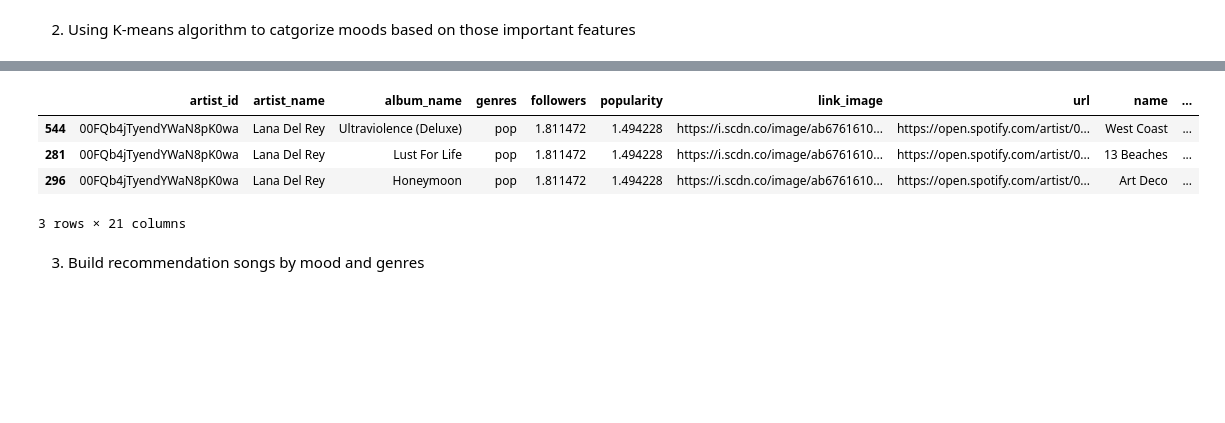
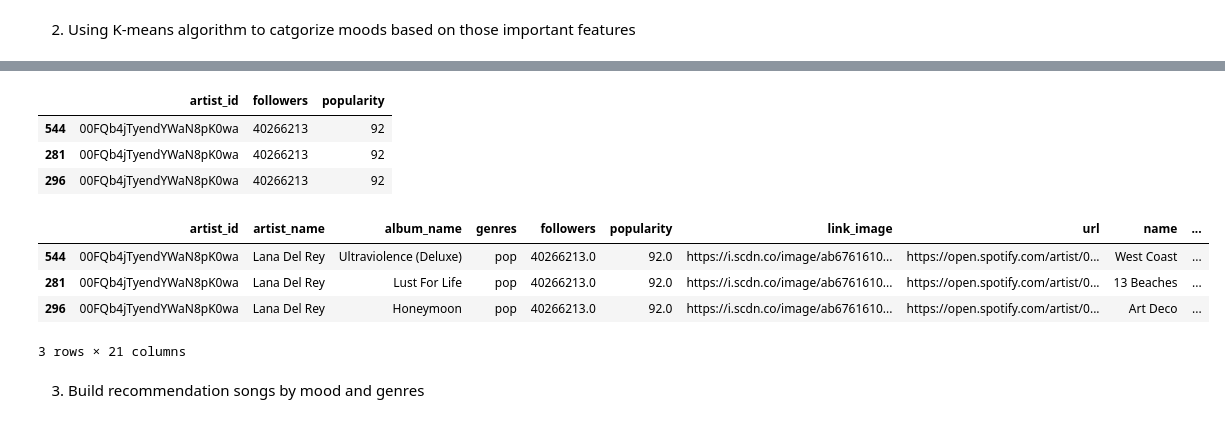
Before and after one commit to Swuzz123/Music-Recommendation, a Jupyter notebook: test.ipynb, the cells around one changed output, grey strips where cells are left out. Cells and saved outputs as stored; diff of their text form; code cells hidden in the pictures; blank space fills up the shorter version.

```diff
--- a/test.ipynb
+++ b/test.ipynb
@@ -376,11 +409,31 @@ z_score_df['mood'] = z_score_df['mood_score'].map(mood_labels)
-# %%
-final_df_mood = z_score_df.copy()
-# %% [output]
-|  | artist_id | artist_name | album_name | genres | followers | popularity | link_image | url | name | ... |
-| 544 | 00FQb4jTyendYWaN8pK0wa | Lana Del Rey | Ultraviolence (Deluxe) | pop | 1.811472 | 1.494228 | https://i.scdn.co/image/ab6761610... | https://open.spotify.com/artist/0... | West Coast | ... |
-| 281 | 00FQb4jTyendYWaN8pK0wa | Lana Del Rey | Lust For Life | pop | 1.811472 | 1.494228 | https://i.scdn.co/image/ab6761610... | https://open.spotify.com/artist/0... | 13 Beaches | ... |
-| 296 | 00FQb4jTyendYWaN8pK0wa | Lana Del Rey | Honeymoon | pop | 1.811472 | 1.494228 | https://i.scdn.co/image/ab6761610... | https://open.spotify.com/artist/0... | Art Deco | ... |
-3 rows × 21 columns
+# %%
+tmp_df = tracks[['artist_id', 'followers', 'popularity']]
+tmp_df.head(3)
+# %% [output]
+|  | artist_id | followers | popularity |
+| 544 | 00FQb4jTyendYWaN8pK0wa | 40266213 | 92 |
+| 281 | 00FQb4jTyendYWaN8pK0wa | 40266213 | 92 |
+| 296 | 00FQb4jTyendYWaN8pK0wa | 40266213 | 92 |
+# %%
+final_df_mood = z_score_df.copy()
+
+# Return followers and popularity to original values
+followers_mean = tmp_df['followers'].mean()
+followers_std = tmp_df['followers'].std()
+
+popularity_mean = tmp_df['popularity'].mean()
+popularity_std = tmp_df['popularity'].std()
+
+final_df_mood['followers'] = (final_df_mood['followers'] * followers_std) + followers_mean
+final_df_mood['popularity'] = (final_df_mood['popularity'] * popularity_std) + popularity_mean
+
+final_df_mood.head(3)
+# %% [output]
+|  | artist_id | artist_name | album_name | genres | followers | popularity | link_image | url | name | ... |
+| 544 | 00FQb4jTyendYWaN8pK0wa | Lana Del Rey | Ultraviolence (Deluxe) | pop | 40266213.0 | 92.0 | https://i.scdn.co/image/ab6761610... | https://open.spotify.com/artist/0... | West Coast | ... |
+| 281 | 00FQb4jTyendYWaN8pK0wa | Lana Del Rey | Lust For Life | pop | 40266213.0 | 92.0 | https://i.scdn.co/image/ab6761610... | https://open.spotify.com/artist/0... | 13 Beaches | ... |
+| 296 | 00FQb4jTyendYWaN8pK0wa | Lana Del Rey | Honeymoon | pop | 40266213.0 | 92.0 | https://i.scdn.co/image/ab6761610... | https://open.spotify.com/artist/0... | Art Deco | ... |
+3 rows × 21 columns
 # %% [markdown]
 3. Build recommendation songs by mood and genres
 # %%
```
Also changed, not shown: parts of 5 cells of this notebook.
